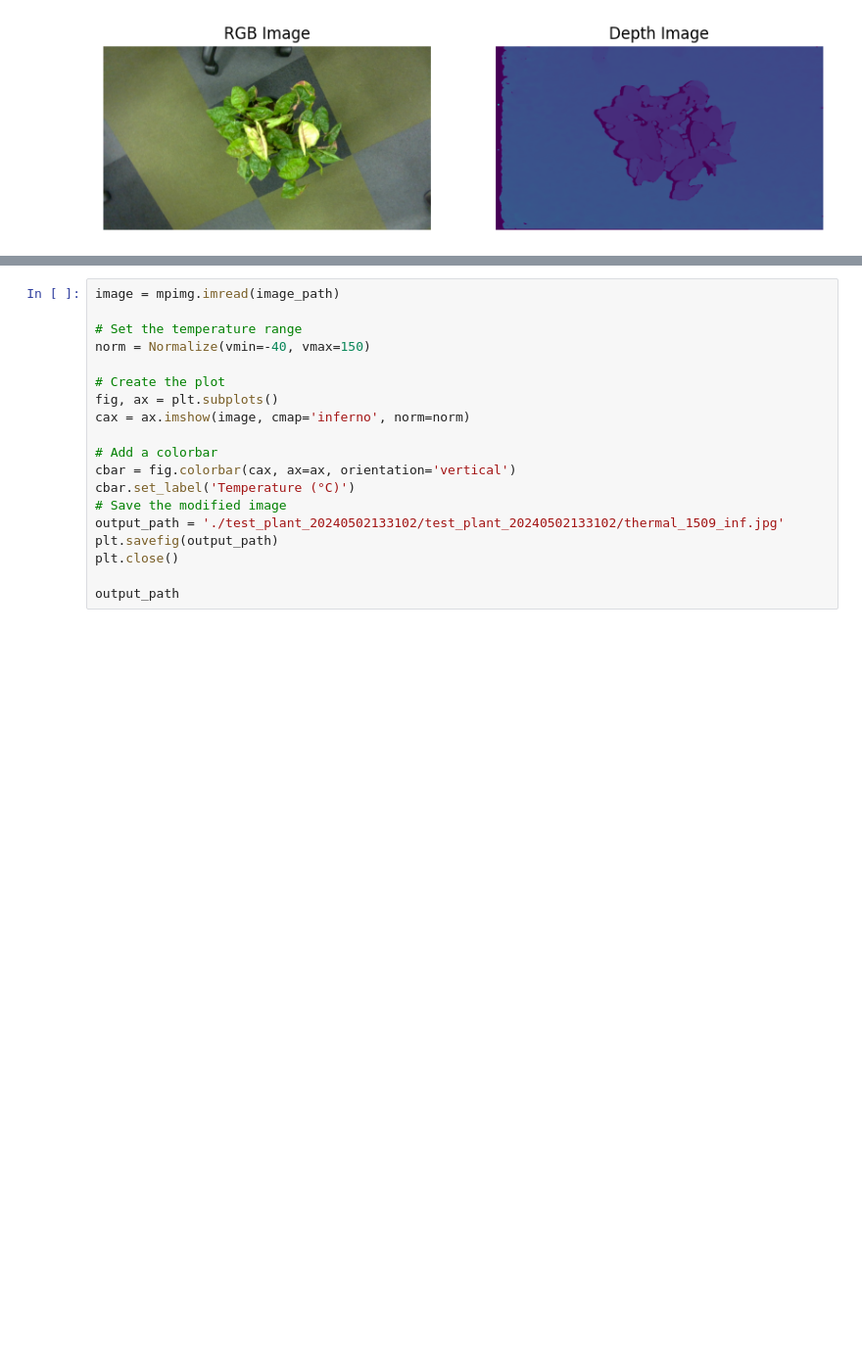
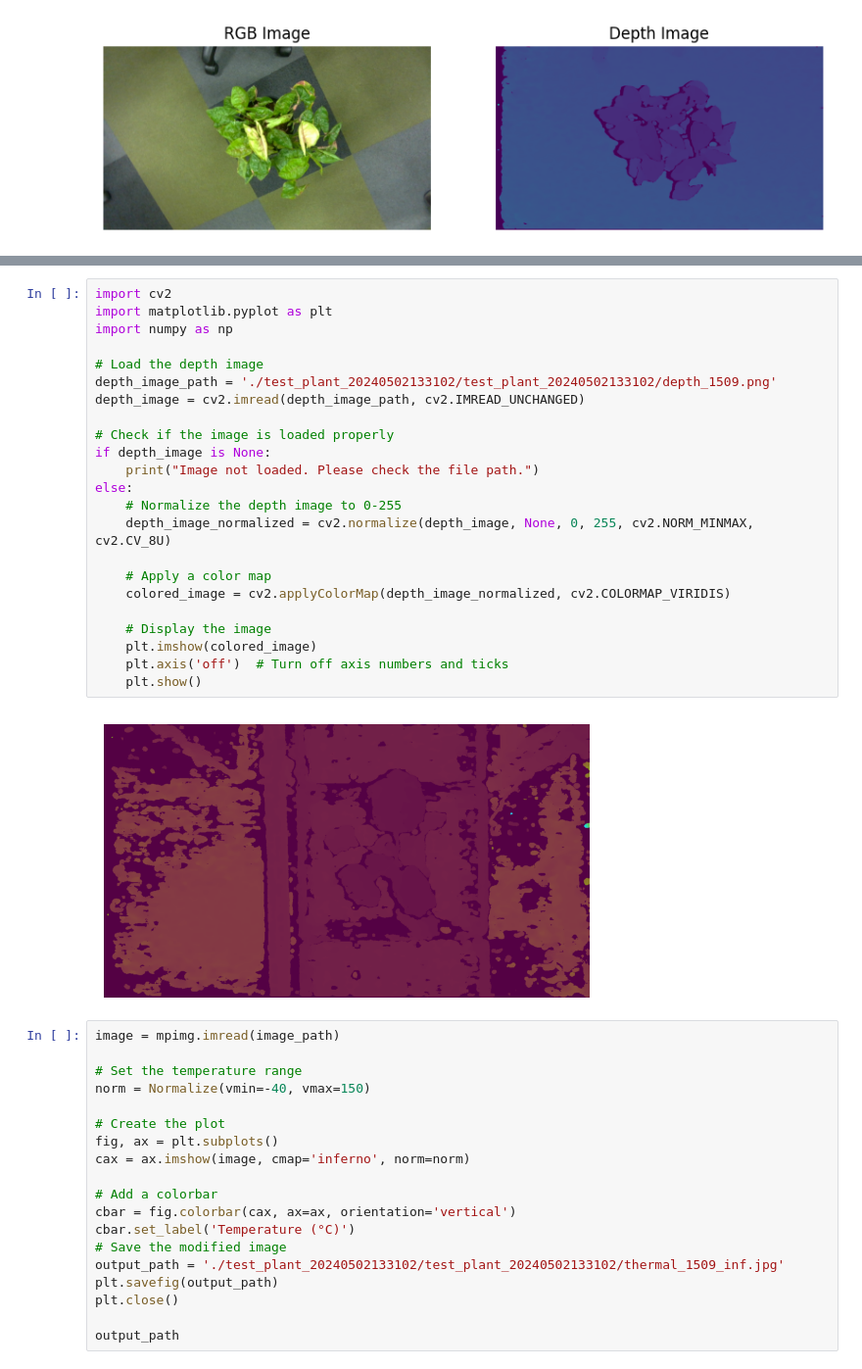
Before and after one commit to spsaswat/APPF_FLIR, a Jupyter notebook: SensorCommunication/Acquisition/visualization.ipynb, the cells around one changed output, grey strips where cells are left out. Shown at 98% size. Saved outputs shown, nothing was run; the diff lists cells and outputs as text; blank space fills up the shorter version.

```diff
--- a/SensorCommunication/Acquisition/visualization.ipynb
+++ b/SensorCommunication/Acquisition/visualization.ipynb
@@ -33,3 +44,28 @@ plt.show()
+# %%
+import cv2
+import matplotlib.pyplot as plt
+import numpy as np
+
+# Load the depth image
+depth_image_path = './test_plant_20240502133102/test_plant_20240502133102/depth_1509.png'
+depth_image = cv2.imread(depth_image_path, cv2.IMREAD_UNCHANGED)
+
+# Check if the image is loaded properly
+if depth_image is None:
+    print("Image not loaded. Please check the file path.")
+else:
+    # Normalize the depth image to 0-255
+    depth_image_normalized = cv2.normalize(depth_image, None, 0, 255, cv2.NORM_MINMAX, cv2.CV_8U)
+
+    # Apply a color map
+    colored_image = cv2.applyColorMap(depth_image_normalized, cv2.COLORMAP_VIRIDIS)
+
+    # Display the image
+    plt.imshow(colored_image)
+    plt.axis('off')  # Turn off axis numbers and ticks
+    plt.show()
+# %% [output]
+[figure, added]
 # %%
 image = mpimg.imread(image_path)
 
```
Also changed, not shown: parts of 2 cells of this notebook, 38 other files.
